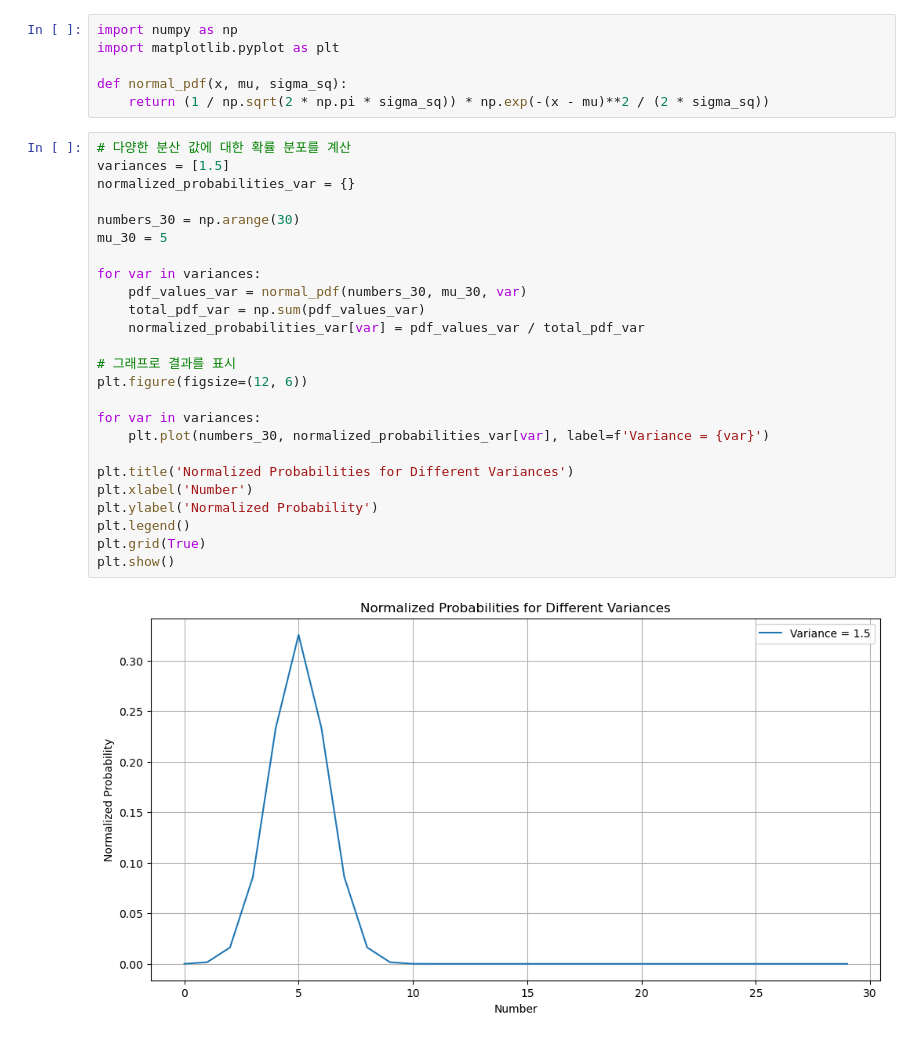
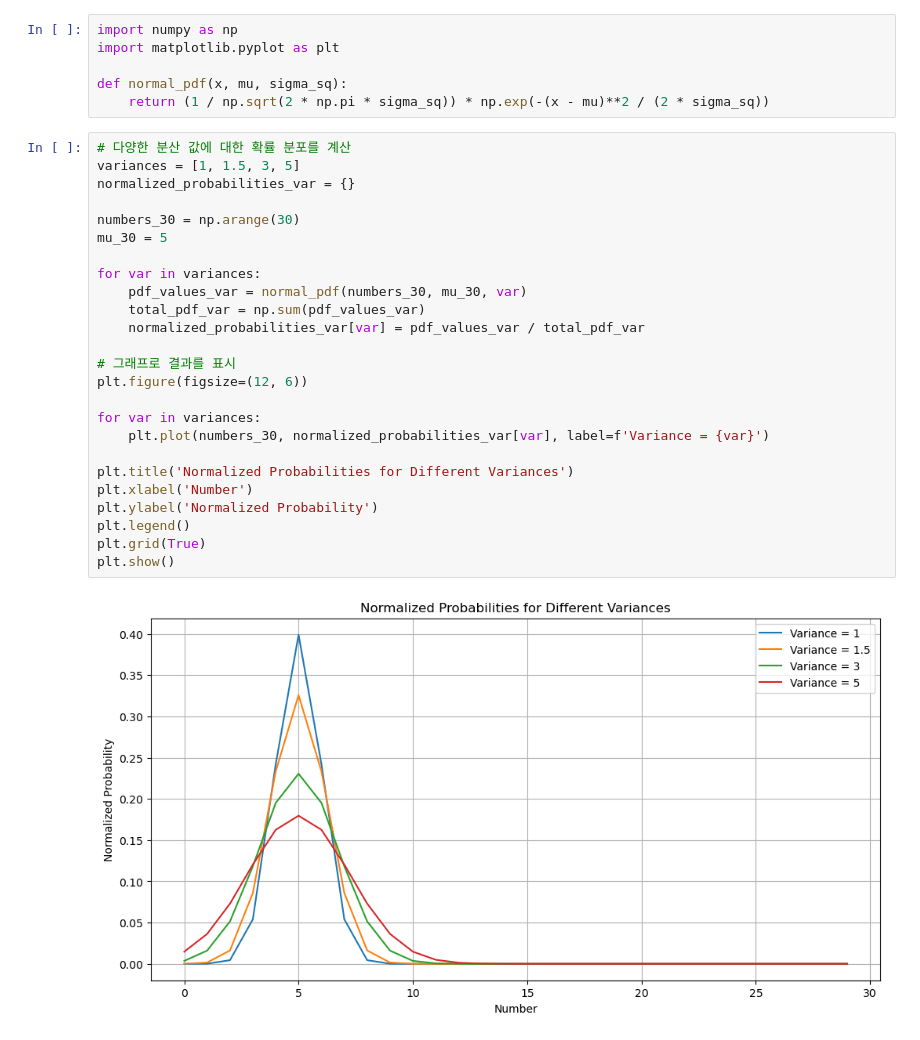
Before and after one commit to webb-c/FrameDrop-RL, a Jupyter notebook: probabiltity_distribution.ipynb, the cells around one changed output. Cells and saved outputs as stored; diff of their text form.

```diff
--- a/probabiltity_distribution.ipynb
+++ b/probabiltity_distribution.ipynb
@@ -6,31 +6,31 @@ def normal_pdf(x, mu, sigma_sq):
     return (1 / np.sqrt(2 * np.pi * sigma_sq)) * np.exp(-(x - mu)**2 / (2 * sigma_sq))
 # %%
 # 다양한 분산 값에 대한 확률 분포를 계산
-variances = [1.5]
+variances = [1, 1.5, 3, 5]
 normalized_probabilities_var = {}
 
 numbers_30 = np.arange(30)
 mu_30 = 5
 
 for var in variances:
     pdf_values_var = normal_pdf(numbers_30, mu_30, var)
     total_pdf_var = np.sum(pdf_values_var)
     normalized_probabilities_var[var] = pdf_values_var / total_pdf_var
 
 # 그래프로 결과를 표시
 plt.figure(figsize=(12, 6))
 
 for var in variances:
     plt.plot(numbers_30, normalized_probabilities_var[var], label=f'Variance = {var}')
 
 plt.title('Normalized Probabilities for Different Variances')
 plt.xlabel('Number')
 plt.ylabel('Normalized Probability')
 plt.legend()
 plt.grid(True)
 plt.show()
 # %% [output]
-[figure, old version]
+[figure, new version]
 # %%
 
 # Define the range and mode
```
Also changed, not shown: parts of 6 cells of this notebook, 2 other files.
